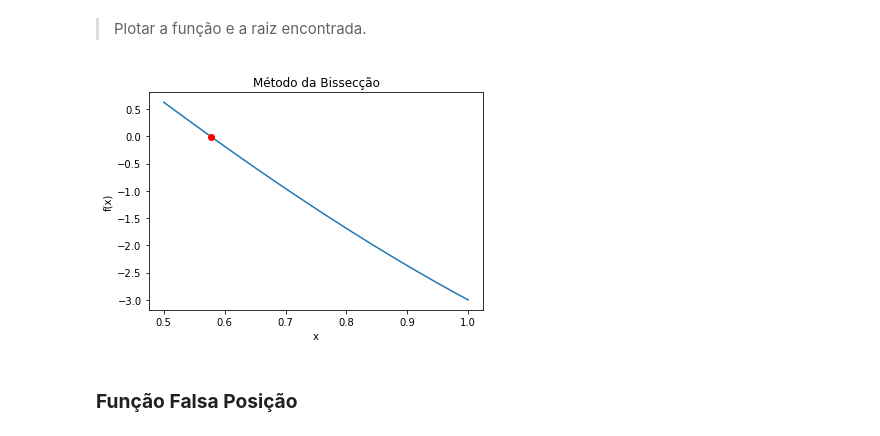
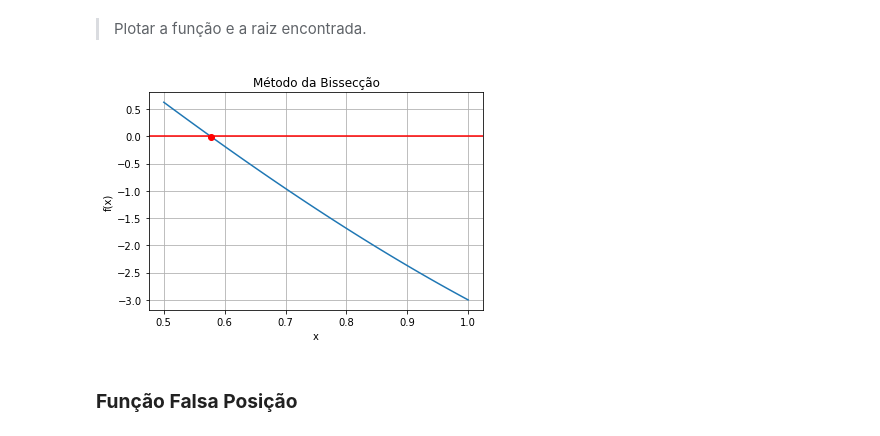
Before and after one commit to juathanduarte/cncomp, a Jupyter notebook: CNCP.ipynb, the cells around one changed output. Drawn from its saved outputs; the diff is of its cells as text; code cells hidden in the pictures.

```diff
--- a/CNCP.ipynb
+++ b/CNCP.ipynb
@@ -42,14 +43,16 @@ Raiz encontrada: 0.578125
 # %%
 x = np.linspace(a, b, 100)
 y = f(x)
-plt.plot(x, y)
+plt.plot(x, y, linestyle='-')
 plt.plot(root, f(root), 'ro')
 plt.xlabel('x')
 plt.ylabel('f(x)')
+plt.axhline(y=0, color='red')
 plt.title('Método da Bissecção')
+plt.grid()
 plt.show()
 # %% [output]
-[figure, old version]
+[figure, new version]
 # %% [markdown]
 ### **Função Falsa Posição**
 # %% [markdown]
```
Also changed, not shown: parts of 18 cells of this notebook.
